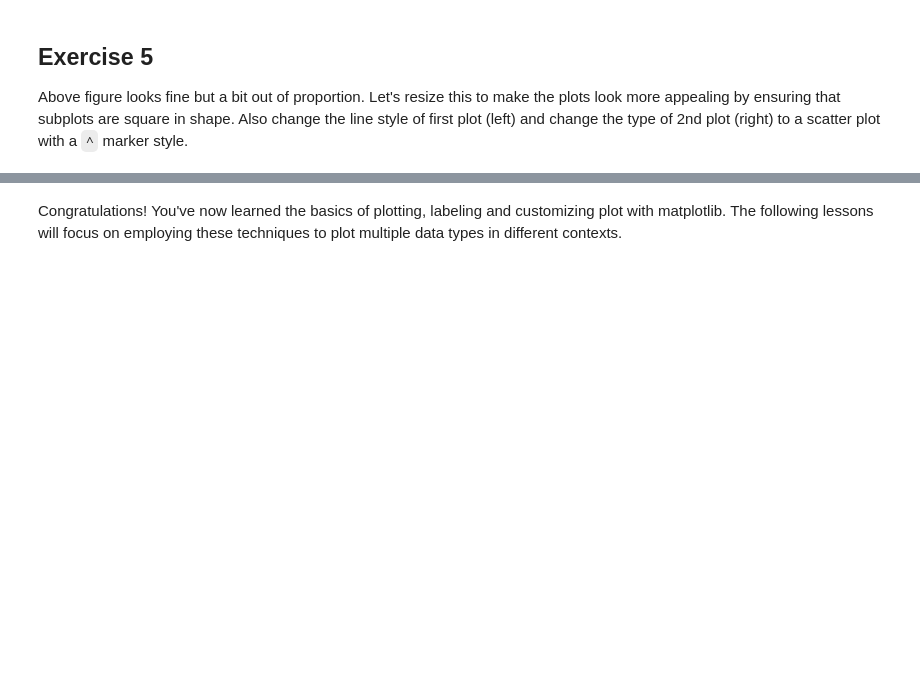
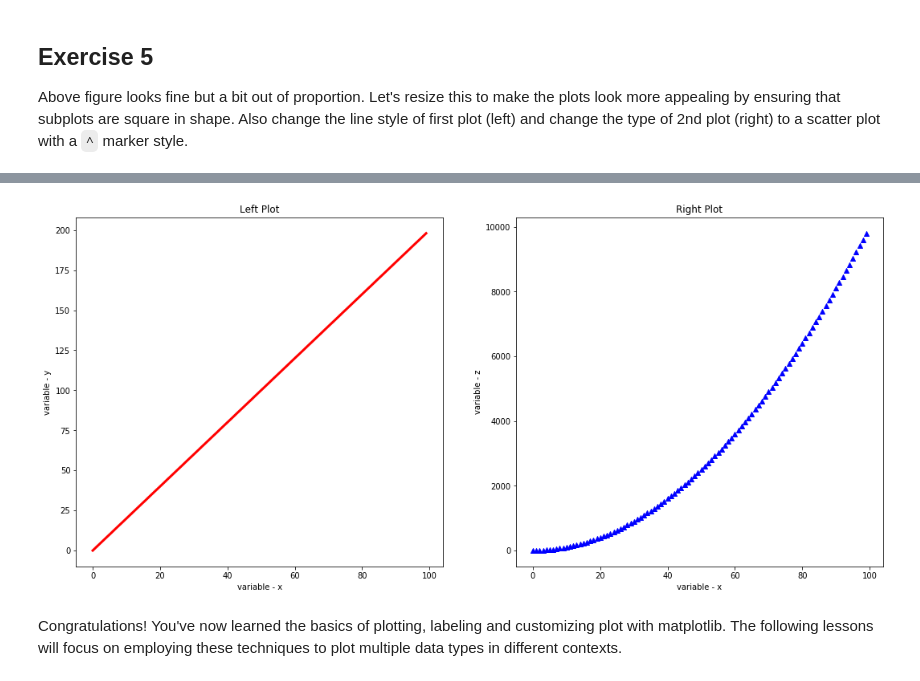
Before and after one commit to amdrexler23/dsc-more-practice-with-matplotlib-lab-nyc-ds-021720, a Jupyter notebook: index.ipynb, the cells around one changed output, grey strips where cells are left out. Cells and saved outputs as stored; diff of their text form; code cells hidden in the pictures; blank space fills up the shorter version.

```diff
--- a/index.ipynb
+++ b/index.ipynb
@@ -152,3 +149,23 @@ Above figure looks fine but a bit out of proportion. Let's resize this to make t
+# %%
+new_figure = plt.figure(figsize=(18,8))
+
+ax = new_figure.add_subplot(121)
+ax2 = new_figure.add_subplot(122)
+
+ax.plot(x, y, color='red', linewidth=3, linestyle = '-')
+ax2.scatter(x, z, color='blue',  marker='^')
+
+ax.set_xlabel('variable - x')
+ax.set_ylabel('variable - y')
+ax.set_title ('Left Plot')
+
+ax2.set_xlabel('variable - x')
+ax2.set_ylabel('variable - z')
+ax2.set_title ('Right Plot')
+
+plt.show()
+# %% [output]
+[figure, added]
 # %% [markdown]
 Congratulations! You've now learned the basics of plotting, labeling and customizing plot with matplotlib. The following lessons will focus on employing these techniques to plot multiple data types in different contexts.
 # %% [markdown]
```
Also changed, not shown: parts of 1 cell of this notebook.
